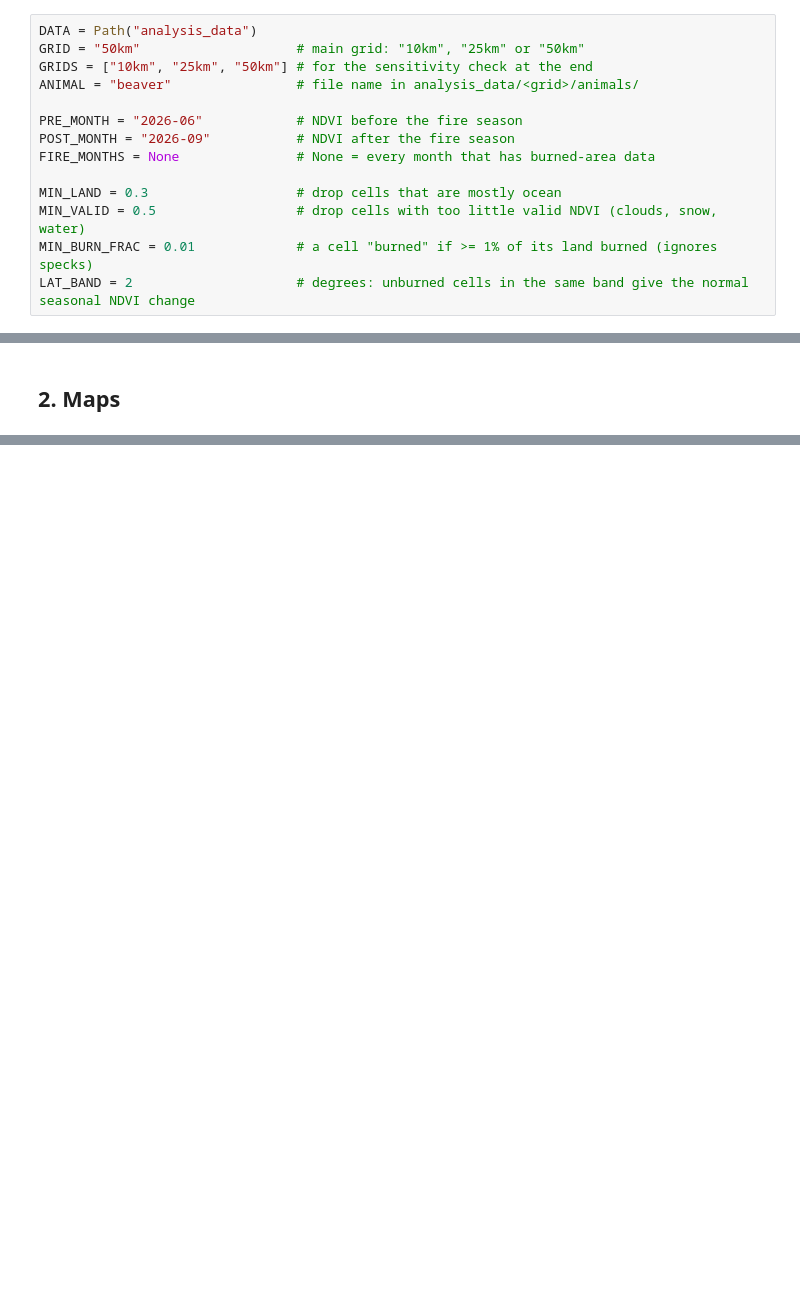
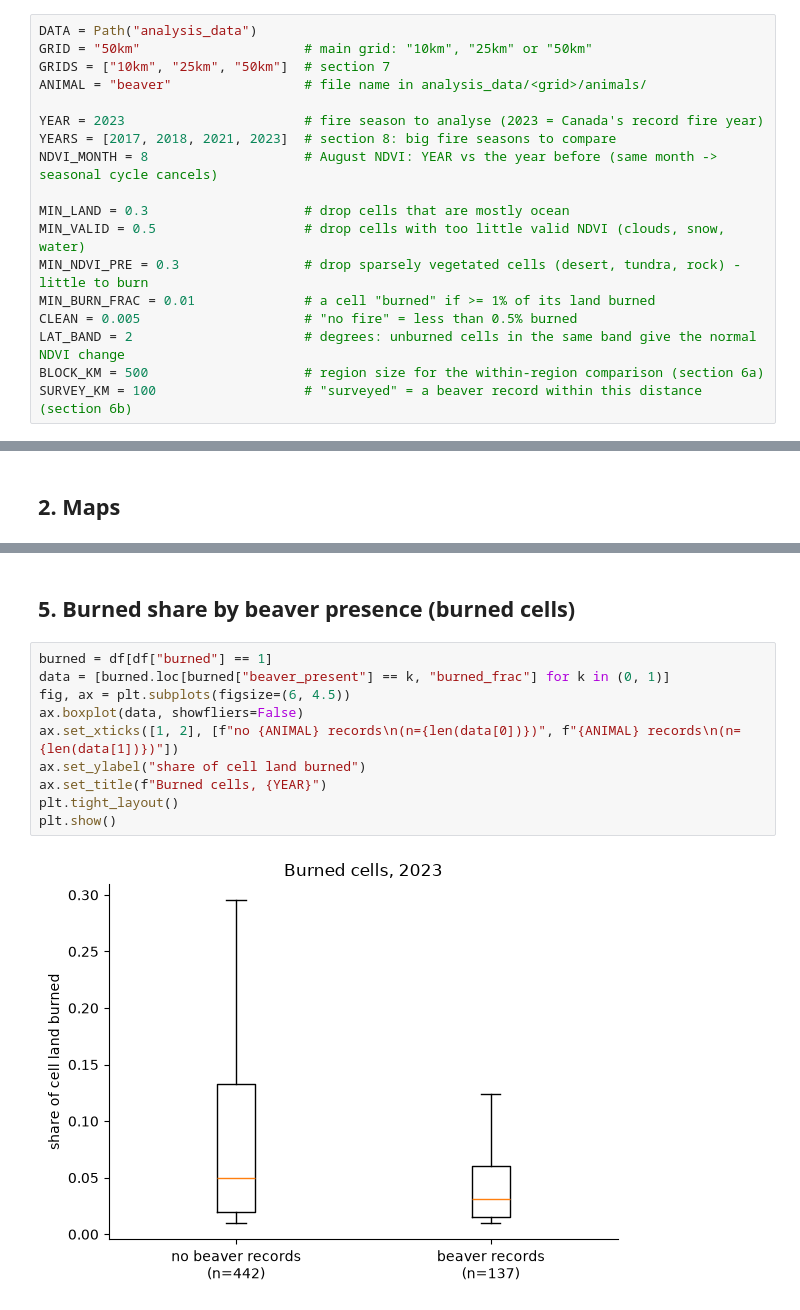
Before and after one commit to Kanahe1800/burntbeaver, a Jupyter notebook: prep/stats_cells.ipynb, the cells around one changed output, grey strips where cells are left out. Drawn from its saved outputs; the diff is of its cells as text; blank space fills up the shorter version.

Commit message:
feature: add web ready analysis

```diff
--- a/prep/stats_cells.ipynb
+++ b/prep/stats_cells.ipynb
@@ -35,15 +41,19 @@ plt.rcParams.update({"figure.dpi": 100, "axes.spines.top": False, "axes.spines.r
 ## Settings
 # %%
 DATA = Path("analysis_data")
-GRID = "50km"                    # main grid: "10km", "25km" or "50km"
-GRIDS = ["10km", "25km", "50km"] # for the sensitivity check at the end
-ANIMAL = "beaver"                # file name in analysis_data/<grid>/animals/
+GRID = "50km"                     # main grid: "10km", "25km" or "50km"
+GRIDS = ["10km", "25km", "50km"]  # section 7
+ANIMAL = "beaver"                 # file name in analysis_data/<grid>/animals/
 
-PRE_MONTH = "2026-06"            # NDVI before the fire season
-POST_MONTH = "2026-09"           # NDVI after the fire season
-FIRE_MONTHS = None               # None = every month that has burned-area data
+YEAR = 2023                       # fire season to analyse (2023 = Canada's record fire year)
+YEARS = [2017, 2018, 2021, 2023]  # section 8: big fire seasons to compare
+NDVI_MONTH = 8                    # August NDVI: YEAR vs the year before (same month -> seasonal cycle cancels)
 
-MIN_LAND = 0.3                   # drop cells that are mostly ocean
-MIN_VALID = 0.5                  # drop cells with too little valid NDVI (clouds, snow, water)
-MIN_BURN_FRAC = 0.01             # a cell "burned" if >= 1% of its land burned (ignores specks)
-LAT_BAND = 2                     # degrees: unburned cells in the same band give the normal seasonal NDVI change
+MIN_LAND = 0.3                    # drop cells that are mostly ocean
+MIN_VALID = 0.5                   # drop cells with too little valid NDVI (clouds, snow, water)
+MIN_NDVI_PRE = 0.3                # drop sparsely vegetated cells (desert, tundra, rock) - little to burn
+MIN_BURN_FRAC = 0.01              # a cell "burned" if >= 1% of its land burned
+CLEAN = 0.005                     # "no fire" = less than 0.5% burned
+LAT_BAND = 2                      # degrees: unburned cells in the same band give the normal NDVI change
+BLOCK_KM = 500                    # region size for the within-region comparison (section 6a)
+SURVEY_KM = 100                   # "surveyed" = a beaver record within this distance (section 6b)
@@ -363,0 +315,14 @@ saved ndvi_timelapse_50km.gif (7 months)
+# %% [markdown]
+## 5. Burned share by beaver presence (burned cells)
+# %%
+burned = df[df["burned"] == 1]
+data = [burned.loc[burned["beaver_present"] == k, "burned_frac"] for k in (0, 1)]
+fig, ax = plt.subplots(figsize=(6, 4.5))
+ax.boxplot(data, showfliers=False)
+ax.set_xticks([1, 2], [f"no {ANIMAL} records\n(n={len(data[0])})", f"{ANIMAL} records\n(n={len(data[1])})"])
+ax.set_ylabel("share of cell land burned")
+ax.set_title(f"Burned cells, {YEAR}")
+plt.tight_layout()
+plt.show()
+# %% [output]
+[figure, added]
```
Also changed, not shown: parts of 44 cells of this notebook, 9 other files.
